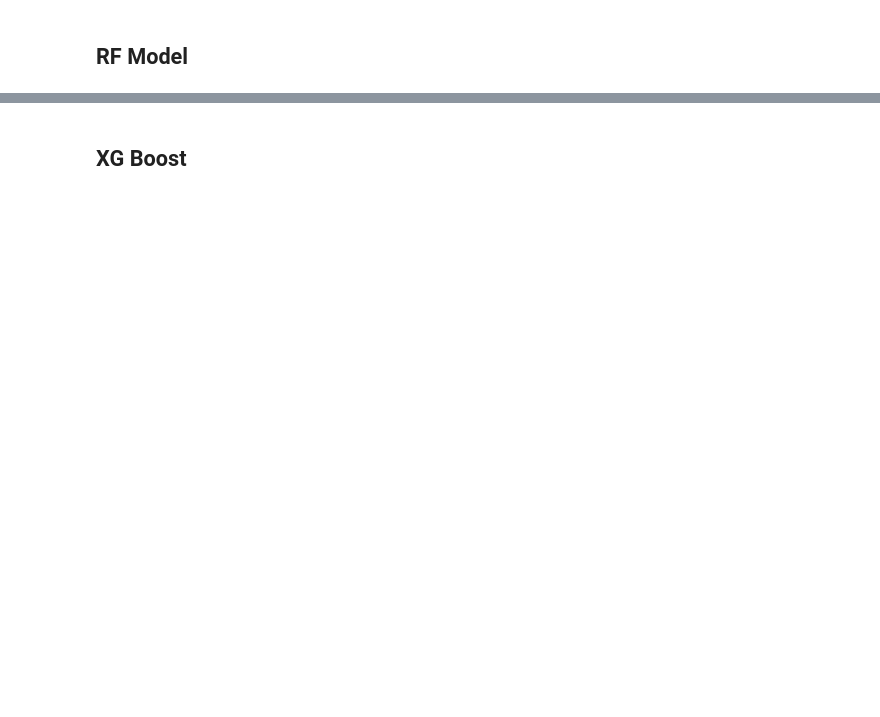
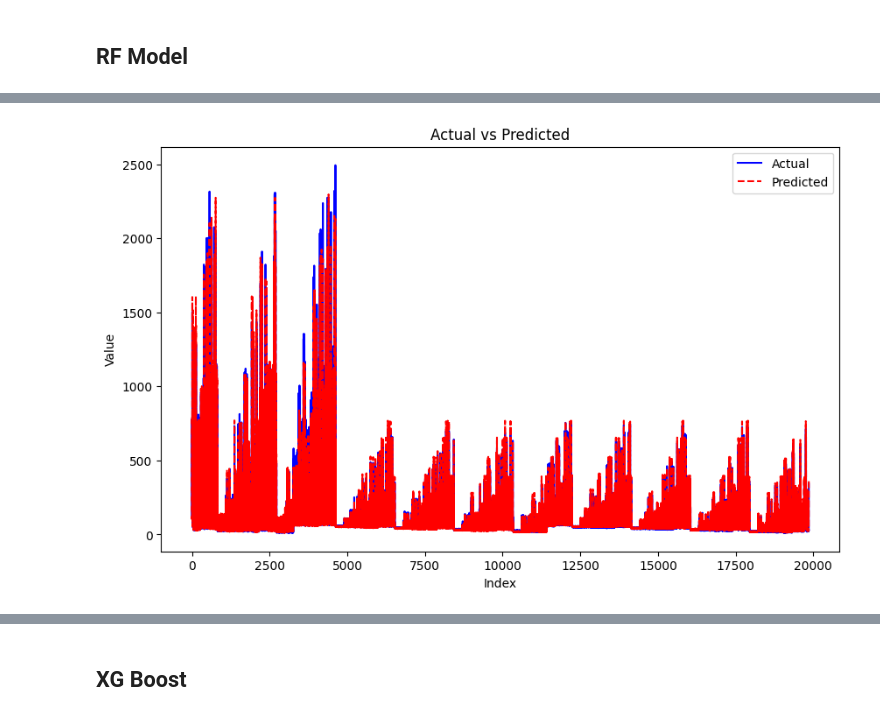
Before and after one commit to Venkatasalam123/DemandForecasting, a Jupyter notebook: Demand Forecasting.ipynb, the cells around one changed output, grey strips where cells are left out. Saved outputs shown, nothing was run; the diff lists cells and outputs as text; code cells hidden in the pictures; blank space fills up the shorter version.

```diff
--- a/Demand Forecasting.ipynb
+++ b/Demand Forecasting.ipynb
@@ -56,7 +23,8 @@ df_factsales.drop(['Customer Group', 'Document'], axis = 1, inplace = True)
 # %%
-df_sales = df_factsales.copy()
+# date_column = 'Invoice date'
+# predict_column = 'Total Invoice Value'
 
-date_column = 'Invoice date'
-predict_column = 'Total Invoice Value'
+# df_sales = df_factsales.copy()
+# df_sales[date_column] = pd.to_datetime(df_sales[date_column], dayfirst = True)
 
-df_sales.drop(['PCS Qty'], axis = 1, inplace = True)
+# df_sales.drop(['PCS Qty', 'PKT Qty', 'Item Description'], axis = 1, inplace = True)
@@ -142,0 +329,11 @@ R-squared (R2) Score for Random Forest: 0.7606788436665352
+# %%
+plt.figure(figsize=(10, 6))
+plt.plot(list(y_test), label='Actual', color='blue')
+plt.plot(list(y_pred), label='Predicted', color='red', linestyle='--')
+plt.xlabel('Index')
+plt.ylabel('Value')
+plt.title('Actual vs Predicted')
+plt.legend()
+plt.show()
+# %% [output]
+[figure, added]
```
Also changed, not shown: parts of 44 cells of this notebook, 3 other files.
